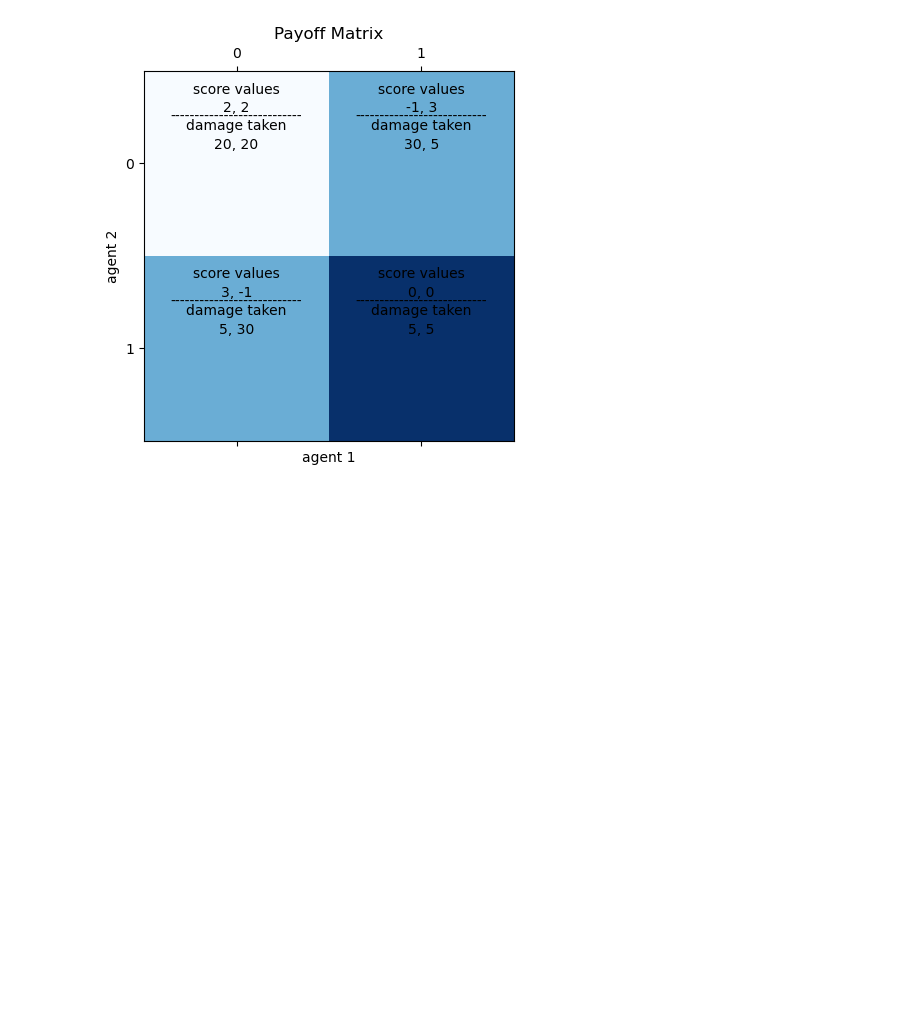
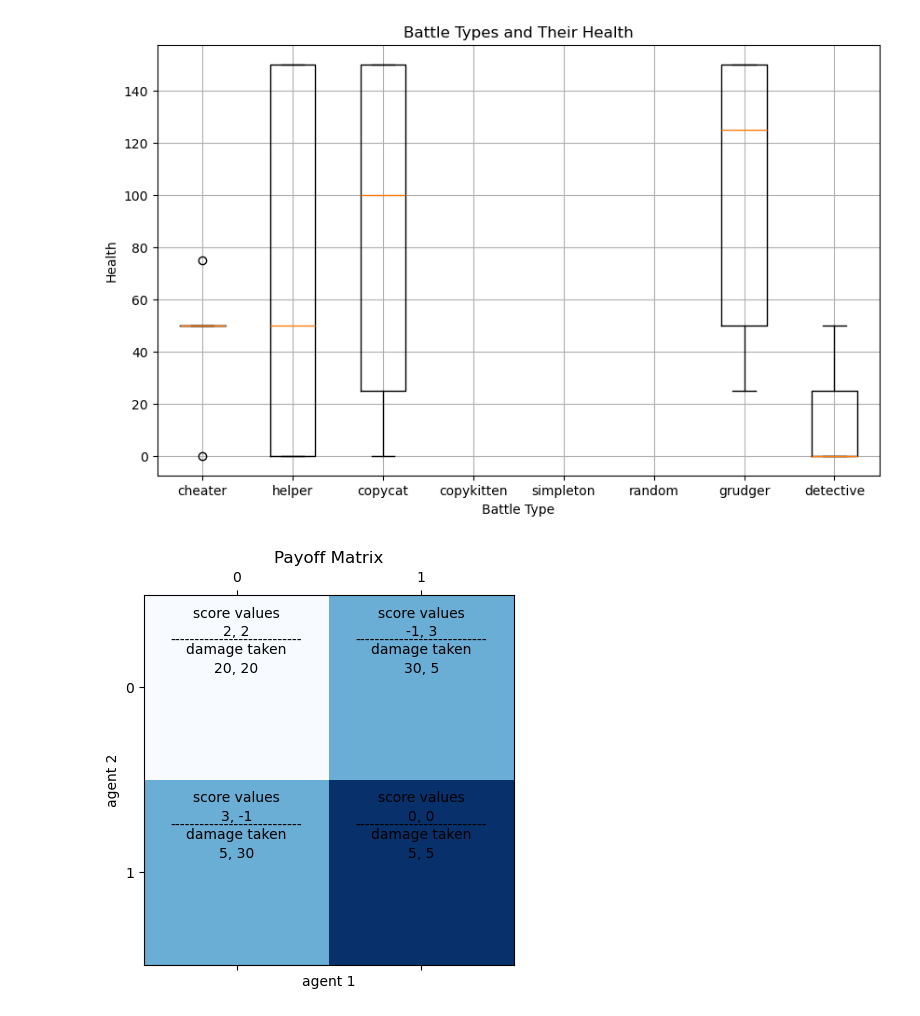
Before and after one commit to Arkist1/adb_simulation, a Jupyter notebook: metrics.ipynb, the cells around one changed output. Saved outputs shown, nothing was run; the diff lists cells and outputs as text; code cells hidden in the pictures; blank space fills up the shorter version.

```diff
--- a/metrics.ipynb
+++ b/metrics.ipynb
@@ -61,3 +122,47 @@ plt.show()
+# %%
+import os
+import numpy as np
+import matplotlib.pyplot as plt
+import json
+
+def load_log_data(file_path):
+    battle_types = ["cheater", "helper", "copycat", "copykitten", "simpleton", "random", "grudger", "detective"]
+    with open(file_path, 'r') as file:
+        json_data = json.load(file)
+    plot_data = []
+    for item in json_data:
+        if item["class"] == "AgentHealthUpdate":
+            battle_type = item["battle_type"]
+            if battle_type in battle_types:
+                plot_data.append([item["ticks"], item["health"], battle_type])
+    return plot_data
+
+folder_path = "results/batchrun_11/"
+
+all_plot_data = []
+for file_name in os.listdir(folder_path):
+    if file_name.endswith('.json') and file_name != 'config.json':
+        file_path = os.path.join(folder_path, file_name)
+        plot_data = load_log_data(file_path)
+        all_plot_data.extend(plot_data)
+
+plot_data_by_type = {battle_type: [] for battle_type in battle_types}
+for data in all_plot_data:
+    _, health, battle_type = data
+    plot_data_by_type[battle_type].append(health)
+
+# Create a list of health values for each battle type
+health_values_by_type = [plot_data_by_type[battle_type] for battle_type in battle_types]
+
+plt.figure(figsize=(10, 6))
+plt.boxplot(health_values_by_type, labels=battle_types)
+plt.xlabel('Battle Type')
+plt.ylabel('Health')
+plt.title('Battle Types and Their Health')
+plt.grid(True)
+plt.show()
+# %% [output]
+[figure, added]
 # %%
 color_matrix = np.array([[1, 2],
                          [2, 3]])
```
Also changed, not shown: parts of 2 cells of this notebook, 2 other files.
